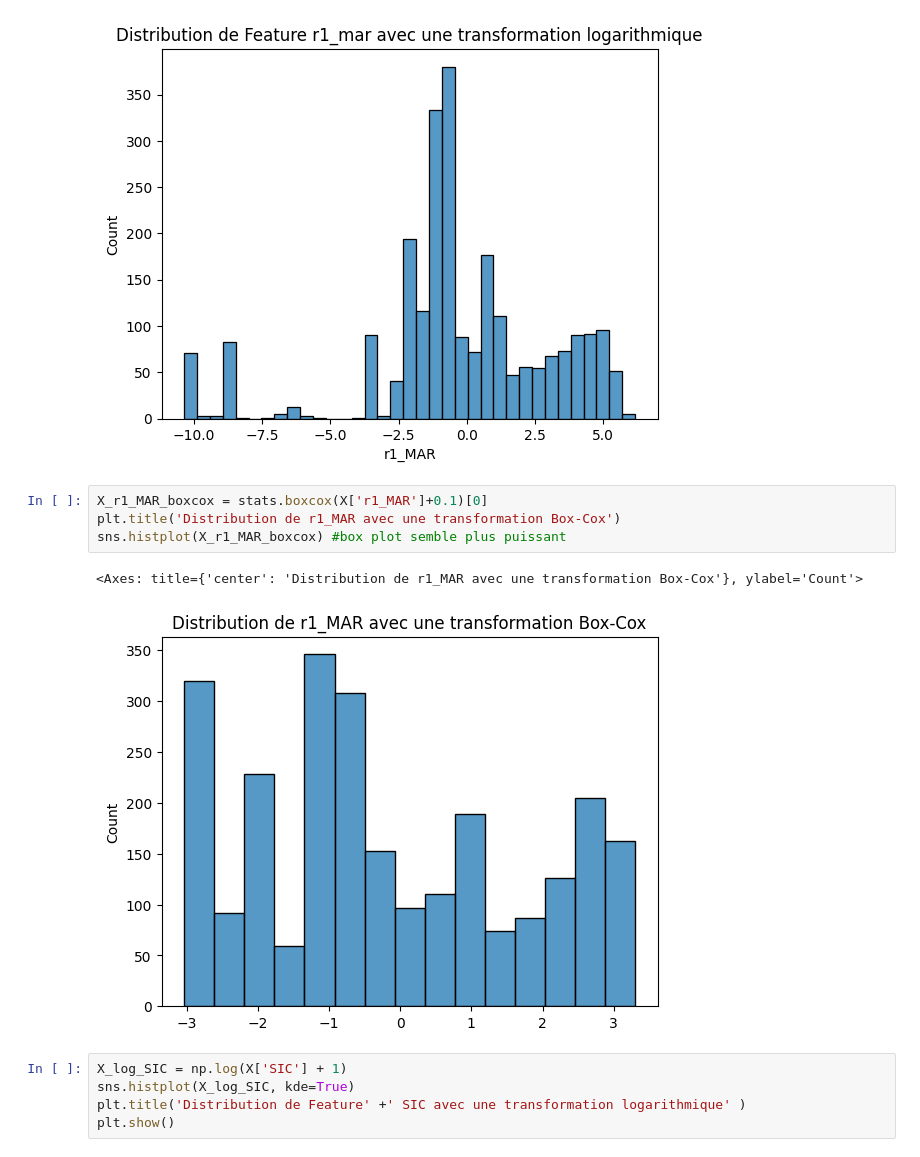
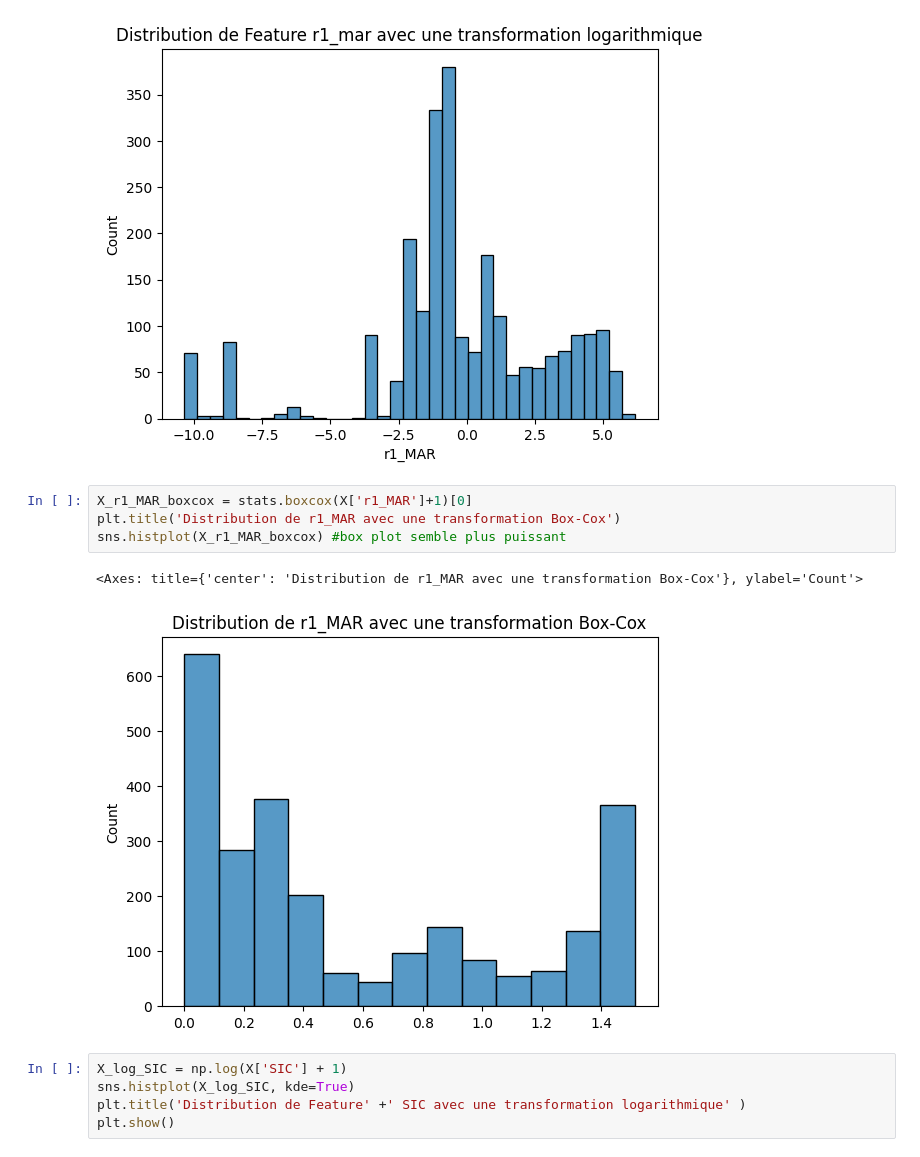
Before and after one commit to HugoKD/ML, a Jupyter notebook: SoutenanceMAL.ipynb, the cells around one changed output. Cells and saved outputs as stored; diff of their text form.

```diff
--- a/SoutenanceMAL.ipynb
+++ b/SoutenanceMAL.ipynb
@@ -134,12 +138,12 @@ plt.show()
 # %% [output]
 [figure]
 # %%
-X_r1_MAR_boxcox = stats.boxcox(X['r1_MAR']+0.1)[0]
+X_r1_MAR_boxcox = stats.boxcox(X['r1_MAR']+1)[0]
 plt.title('Distribution de r1_MAR avec une transformation Box-Cox')
 sns.histplot(X_r1_MAR_boxcox) #box plot semble plus puissant
 # %% [output]
 <Axes: title={'center': 'Distribution de r1_MAR avec une transformation Box-Cox'}, ylabel='Count'>
-[figure, old version]
+[figure, new version]
 # %%
 X_log_SIC = np.log(X['SIC'] + 1)
 sns.histplot(X_log_SIC, kde=True)
```
Also changed, not shown: parts of 17 cells of this notebook.
